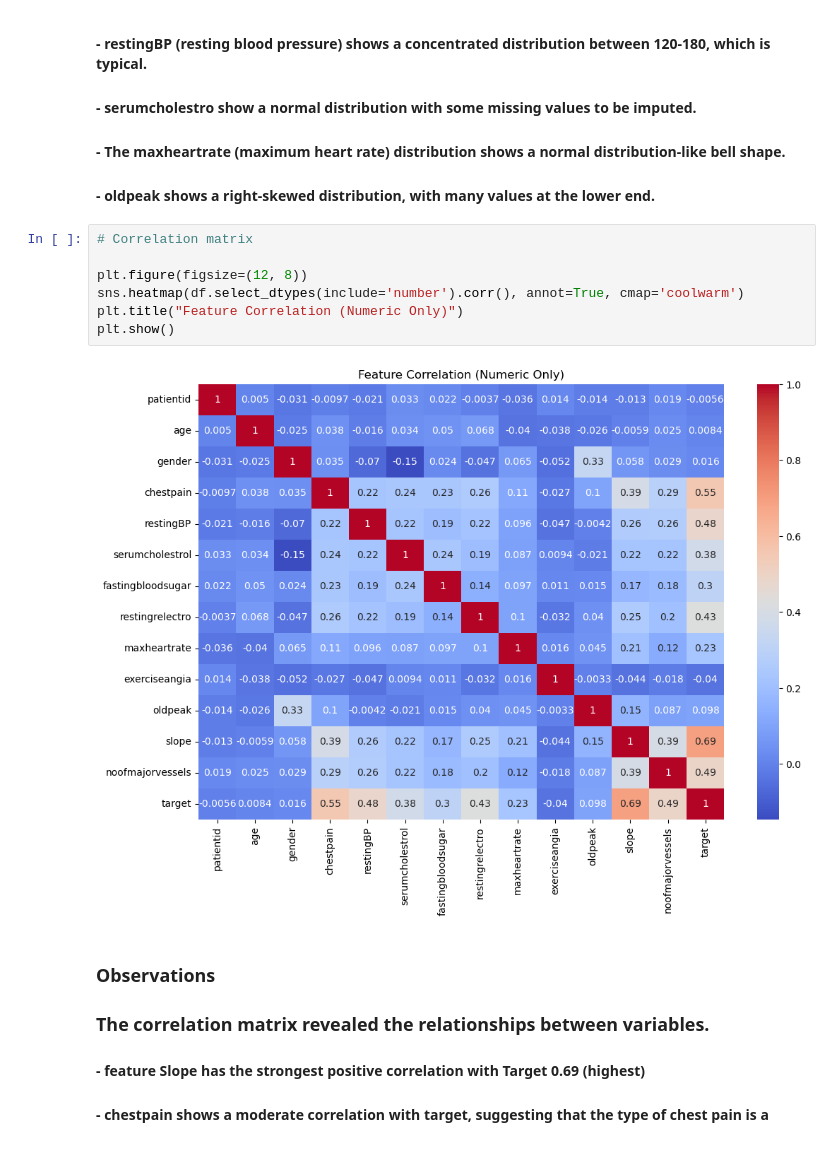
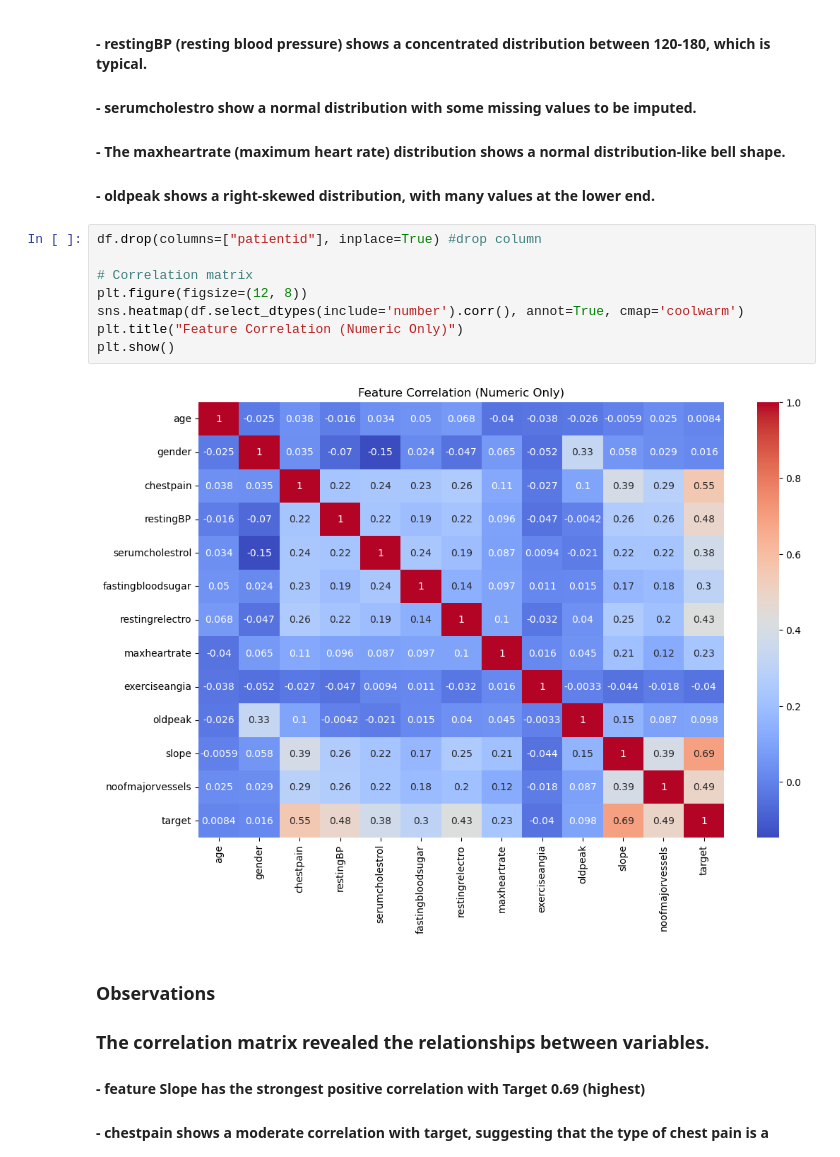
Before and after one commit to EN-303/ITI113-Team2-Proj, a Jupyter notebook: Cardiovascular_revised-v2.ipynb, the cells around one changed output. Saved outputs shown, nothing was run; the diff lists cells and outputs as text.

```diff
--- a/Cardiovascular_revised.ipynb
+++ b/Cardiovascular_revised-v2.ipynb
@@ -211,14 +208,15 @@ plt.show()
 #### - The maxheartrate (maximum heart rate) distribution shows a normal distribution-like bell shape.
 #### - oldpeak shows a right-skewed distribution, with many values at the lower end.
 # %%
+df.drop(columns=["patientid"], inplace=True) #drop column
+
 # Correlation matrix
-
 plt.figure(figsize=(12, 8))
 sns.heatmap(df.select_dtypes(include='number').corr(), annot=True, cmap='coolwarm')
 plt.title("Feature Correlation (Numeric Only)")
 plt.show()
 # %% [output]
-[figure, old version]
+[figure, new version]
 # %% [markdown]
 ### Observations
 ### The correlation matrix revealed the relationships between variables.
```
Also changed, not shown: parts of 11 cells of this notebook, 2 other files.
